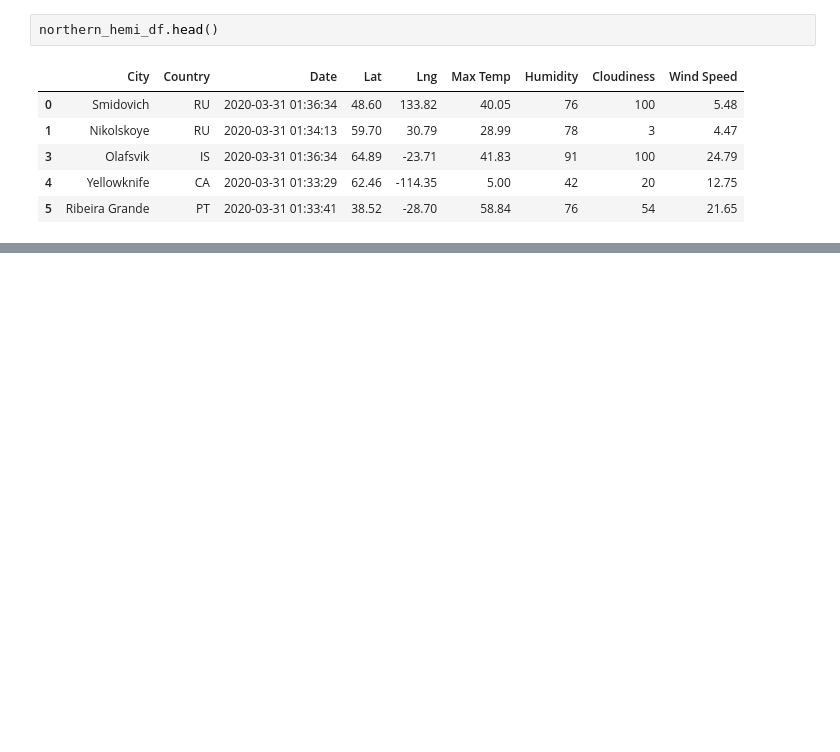
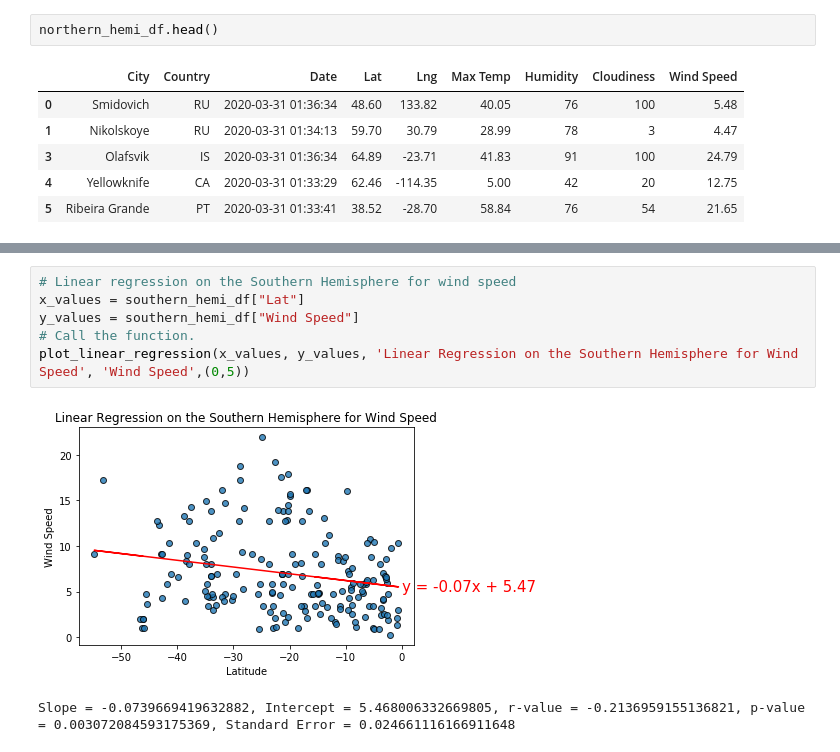
Before and after one commit to blocrunx/World_Weather_Analysis, a Jupyter notebook: WeatherPy.ipynb, the cells around one changed output, grey strips where cells are left out. Saved outputs shown, nothing was run; the diff lists cells and outputs as text; blank space fills up the shorter version.

```diff
--- a/WeatherPy.ipynb
+++ b/WeatherPy.ipynb
@@ -327,0 +337,9 @@ Slope = 0.8417952278623966, Intercept = 68.22527446707278, r-value = 0.307853404
+# %%
+# Linear regression on the Southern Hemisphere for wind speed
+x_values = southern_hemi_df["Lat"]
+y_values = southern_hemi_df["Wind Speed"]
+# Call the function.
+plot_linear_regression(x_values, y_values, 'Linear Regression on the Southern Hemisphere for Wind Speed', 'Wind Speed',(0,5))
+# %% [output]
+[figure, added]
+Slope = -0.0739669419632882, Intercept = 5.468006332669805, r-value = -0.2136959155136821, p-value = 0.003072084593175369, Standard Error = 0.024661116166911648
```
Also changed, not shown: parts of 7 cells of this notebook.
